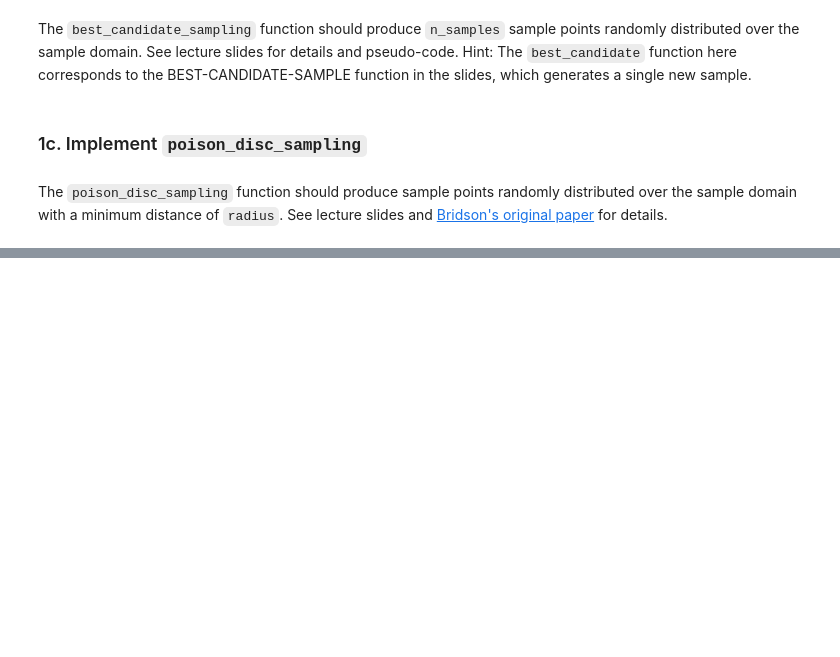
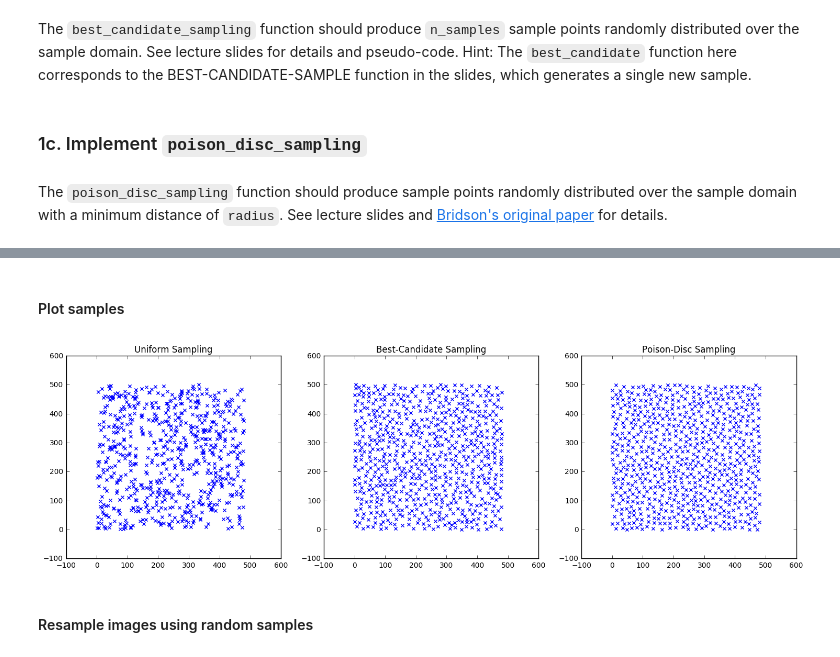
Before and after one commit to 94929/software-engineering-algorithms, a Jupyter notebook: src/B/1_sampling.ipynb, the cells around one changed output, grey strips where cells are left out. Drawn from its saved outputs; the diff is of its cells as text; code cells hidden in the pictures; blank space fills up the shorter version.

```diff
--- a/src/B/1_sampling.ipynb
+++ b/src/B/1_sampling.ipynb
@@ -237,0 +258,25 @@ def distance(first, second):
+# %%
+#less samples - good for debugging
+samples_uni = uniform_sampling(image, 685)
+samples_bc = best_candidate_sampling(image, 685, 10)
+samples_pd = poison_disc_sampling(image, 15, 30)
+
+#more samples - looks better
+#samples_uni = uniform_sampling(image, 2000)
+#samples_bc = best_candidate_sampling(image, 2000, 10)
+#samples_pd = poison_disc_sampling(image, 10, 30)
+# %% [markdown]
+#### Plot samples
+# %%
+fig, axs = plt.subplots(1, 3, figsize=(18,5))
+axs[0].scatter(samples_uni[:,0], samples_uni[:,1], marker='x')
+axs[0].set_title('Uniform Sampling')
+axs[1].scatter(samples_bc[:,0], samples_bc[:,1], marker='x')
+axs[1].set_title('Best-Candidate Sampling')
+axs[2].scatter(samples_pd[:,0], samples_pd[:,1], marker='x')
+axs[2].set_title('Poison-Disc Sampling')
+plt.show()
+# %% [output]
+[figure, added]
+# %% [markdown]
+#### Resample images using random samples
```
Also changed, not shown: parts of 8 cells of this notebook, 8 other files.
